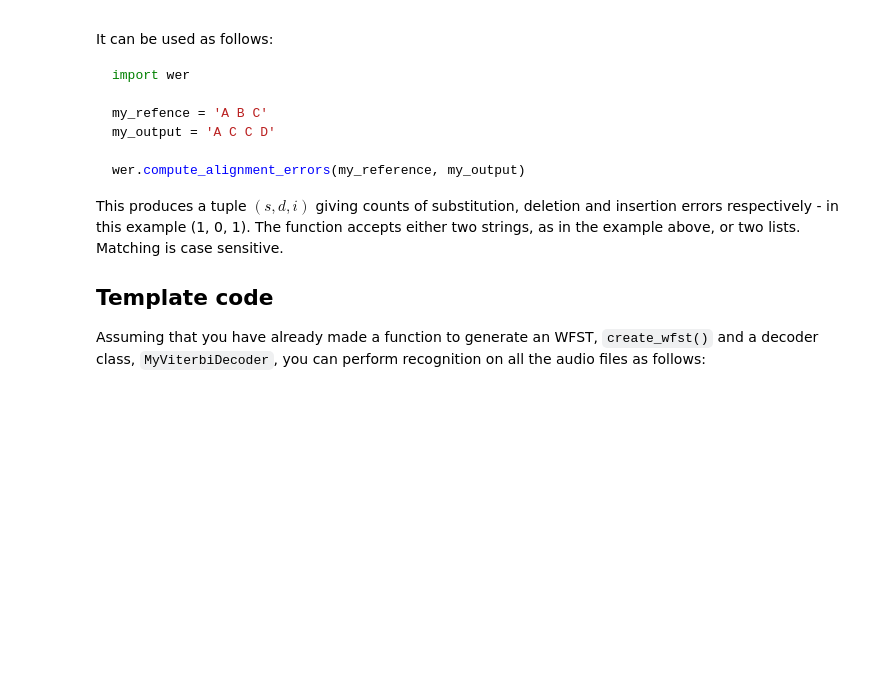
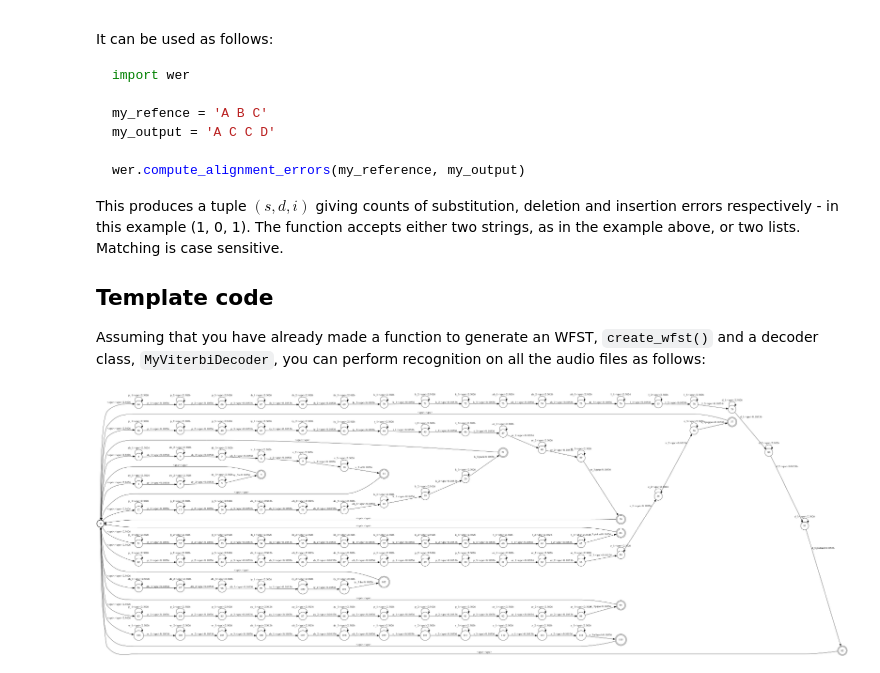
Before and after one commit to MostafaBelo/ASR_CW, a Jupyter notebook: assignment.ipynb, the cells around one changed output. Saved outputs shown, nothing was run; the diff lists cells and outputs as text; code cells hidden in the pictures; blank space fills up the shorter version.

```diff
--- a/assignment.ipynb
+++ b/assignment.ipynb
@@ -92,7 +99,7 @@ def generate_symbol_tables(lexicon, n=3):
 
 word_table, phone_table, state_table = generate_symbol_tables(lex)
 # %%
-def generate_phone_wfst(f, start_state, phone, n):
+def generate_phone_wfst(f, start_state, phone, n, word = '', isLast=False):
     """
     Generate a WFST representing an n-state left-to-right phone HMM.
 
@@ -108,18 +115,18 @@ def generate_phone_wfst(f, start_state, phone, n):
 
     current_state = start_state
     eps = phone_table.find('<eps>')
-    out = phone_table.find(phone)
+    out = word_table.find(word)
 
     for i in range(1, n+1):
 
         in_label = state_table.find('{}_{}'.format(phone, i))
 
         next_state = f.add_state()
-        f.add_arc(current_state, fst.Arc(in_label, eps, None, current_state))
-        if (i < n):
-            f.add_arc(current_state, fst.Arc(in_label, eps, None, next_state))
+        f.add_arc(current_state, fst.Arc(in_label, eps, fst.Weight('log', -math.log(0.1)), current_state))
+        if (isLast and i >= n):
+            f.add_arc(current_state, fst.Arc(in_label, out, fst.Weight('log', -math.log(0.9)), next_state))
         else:
-            f.add_arc(current_state, fst.Arc(in_label, out, None, next_state))
+            f.add_arc(current_state, fst.Arc(in_label, eps, fst.Weight('log', -math.log(0.9)), next_state))
 
         current_state = next_state
 
@@ -142,8 +149,9 @@ def generate_word_wfst(f, start_state, word, n):
 
     current_state = start_state
     phone_list = lex[word]
-    for phone in phone_list:
+    for phone in phone_list[:-1]:
         current_state = generate_phone_wfst(f, current_state, phone, n)
+    current_state = generate_phone_wfst(f, current_state, phone_list[-1], n, word, True)
     f.set_final(current_state)
 
     return current_state
@@ -159,17 +167,19 @@ def generate_word_sequence_recognition_wfst(n = 3):
 
     """
 
-    f = fst.Fst()
+    f = fst.Fst('log')
 
     # create a single start state
     start_state = f.add_state()
     f.set_start(start_state)
 
+    N = len(lex.keys())
+
     for word in lex.keys():
         new_start_state = f.add_state()
-        f.add_arc(start_state, fst.Arc(state_table.find("<eps>"), phone_table.find("<eps>"), None, new_start_state))
+        f.add_arc(start_state, fst.Arc(state_table.find("<eps>"), phone_table.find("<eps>"), fst.Weight('log', -math.log(1/N)), new_start_state))
         last_state = generate_word_wfst(f, new_start_state, word, n)
         f.set_final(last_state)
-        f.add_arc(last_state, fst.Arc(state_table.find("<eps>"), phone_table.find("<eps>"), None, start_state))
+        f.add_arc(last_state, fst.Arc(state_table.find("<eps>"), phone_table.find("<eps>"), fst.Weight('log', 0), start_state))
 
     return f
@@ -177,7 +229,7 @@ def generate_word_sequence_recognition_wfst(n = 3):
 def create_wfst(n = 3):
     f = generate_word_sequence_recognition_wfst(n)
     f.set_input_symbols(state_table)
-    f.set_output_symbols(phone_table)
+    f.set_output_symbols(word_table)
 
     return f
 # %%
@@ -382,6 +482,11 @@ def run():
         word_count = len(transcription.split())
 
         print(error_counts, word_count)     # you'll need to accumulate these to produce an overall Word Error Rate
+# %%
+f = create_wfst()
+draw_f(f)
+# %% [output]
+[figure, added]
 # %%
 run()
 # %% [output]
```
Also changed, not shown: parts of 7 cells of this notebook, 2 other files.
